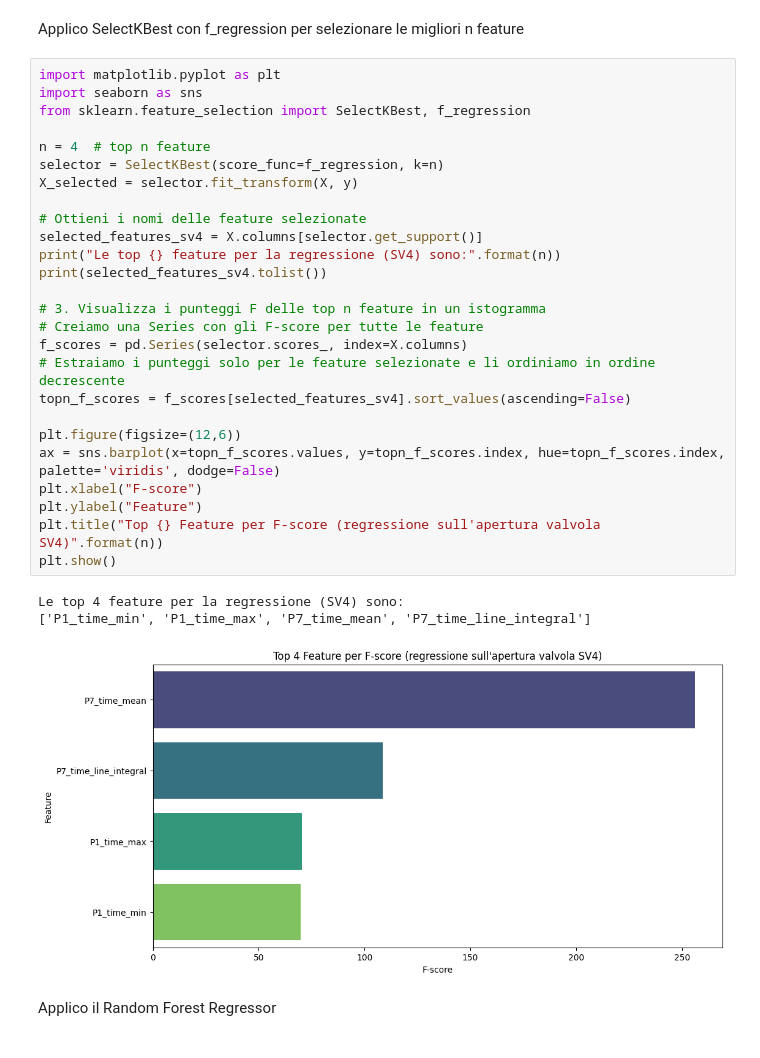
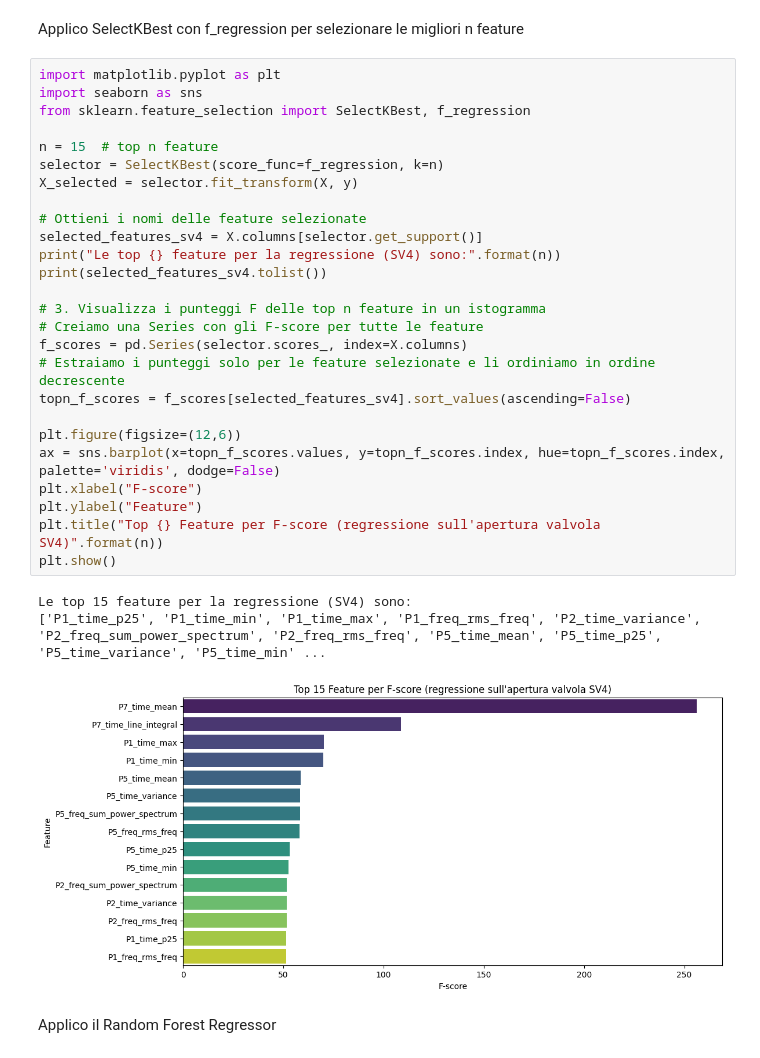
Before and after one commit to enricopierga/C2_PHM_AsiaPacific_2023, a Jupyter notebook: task5/task5.ipynb, the cells around one changed output. Cells and saved outputs as stored; diff of their text form.

```diff
--- a/task5/task5.ipynb
+++ b/task5/task5.ipynb
@@ -509,33 +501,33 @@ Applico SelectKBest con f_regression per selezionare le migliori n feature
 # %%
 import matplotlib.pyplot as plt
 import seaborn as sns
 from sklearn.feature_selection import SelectKBest, f_regression
 
-n = 4  # top n feature
+n = 15  # top n feature
 selector = SelectKBest(score_func=f_regression, k=n)
 X_selected = selector.fit_transform(X, y)
 
 # Ottieni i nomi delle feature selezionate
 selected_features_sv4 = X.columns[selector.get_support()]
 print("Le top {} feature per la regressione (SV4) sono:".format(n))
 print(selected_features_sv4.tolist())
 
 # 3. Visualizza i punteggi F delle top n feature in un istogramma
 # Creiamo una Series con gli F-score per tutte le feature
 f_scores = pd.Series(selector.scores_, index=X.columns)
 # Estraiamo i punteggi solo per le feature selezionate e li ordiniamo in ordine decrescente
 topn_f_scores = f_scores[selected_features_sv4].sort_values(ascending=False)
 
 plt.figure(figsize=(12,6))
 ax = sns.barplot(x=topn_f_scores.values, y=topn_f_scores.index, hue=topn_f_scores.index, palette='viridis', dodge=False)
 plt.xlabel("F-score")
 plt.ylabel("Feature")
 plt.title("Top {} Feature per F-score (regressione sull'apertura valvola SV4)".format(n))
 plt.show()
 # %% [output]
-Le top 4 feature per la regressione (SV4) sono:
-['P1_time_min', 'P1_time_max', 'P7_time_mean', 'P7_time_line_integral']
+Le top 15 feature per la regressione (SV4) sono:
+['P1_time_p25', 'P1_time_min', 'P1_time_max', 'P1_freq_rms_freq', 'P2_time_variance', 'P2_freq_sum_power_spectrum', 'P2_freq_rms_freq', 'P5_time_mean', 'P5_time_p25', 'P5_time_variance', 'P5_time_min' ...
-[figure, old version]
+[figure, new version]
 # %% [markdown]
 Applico il Random Forest Regressor
 # %%
```
Also changed, not shown: parts of 24 cells of this notebook.
